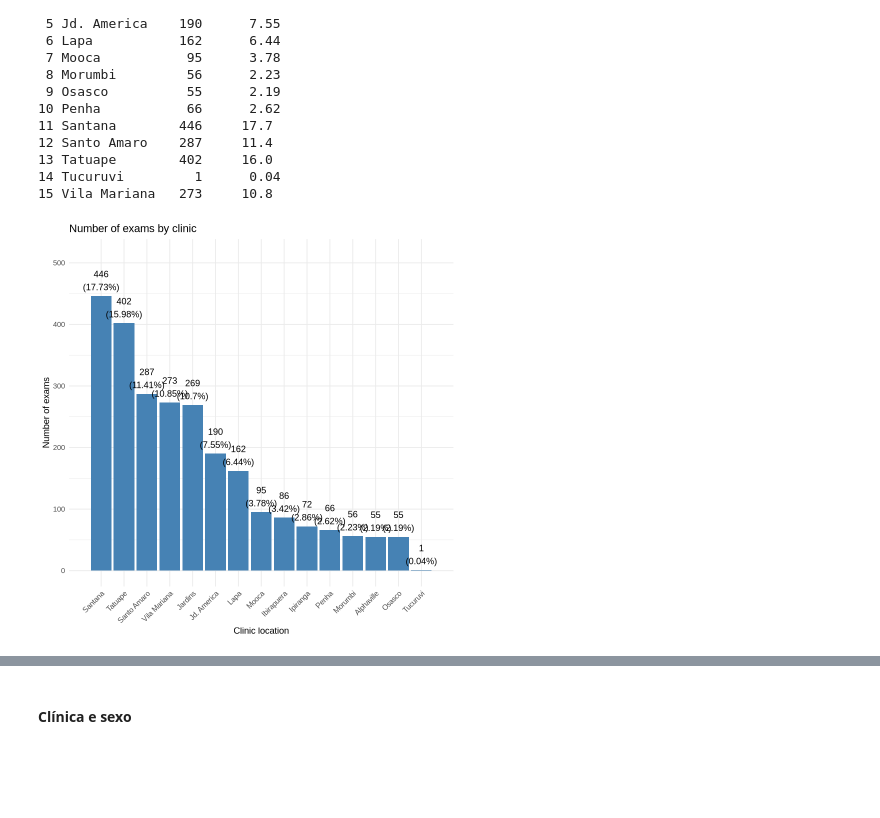
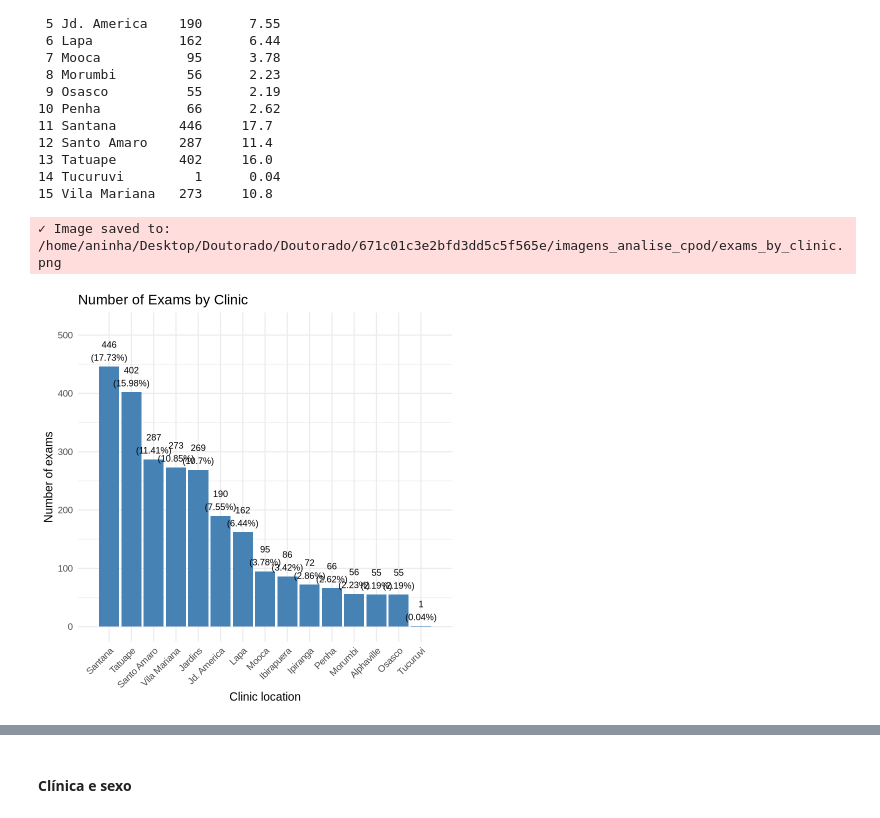
Before and after one commit to Cicconella/Doutorado, a Jupyter notebook: analise_cpod.ipynb, the cells around one changed output, grey strips where cells are left out. Saved outputs shown, nothing was run; the diff lists cells and outputs as text; code cells hidden in the pictures; blank space fills up the shorter version.

Commit message:
notebook da analise do CPOD

```diff
--- a/analise_cpod.ipynb
+++ b/analise_cpod.ipynb
@@ -589,0 +1000,2 @@ ggplot(predicao, aes(x = idade)) +
+# %%
+pasta_imagens = "/home/aninha/Desktop/Doutorado/Doutorado/671c01c3e2bfd3dd5c5f565e/imagens_analise_cpod"
@@ -640,23 +1297,39 @@ print(resumo_origem)
 14 Tucuruvi         1      0.04
 15 Vila Mariana   273     10.8
 # %%
-ggplot(resumo_origem, aes(x = reorder(origem, -n), y = n)) +
+# Criar o gráfico
+p_origem <- ggplot(resumo_origem, aes(x = reorder(origem, -n), y = n)) +
   geom_col(fill = "steelblue") +
   geom_text(
     aes(label = paste0(n, "\n(", proporcao, "%)")),
     vjust = -0.3,
     size = 3.8
   ) +
-  expand_limits(y = max(resumo_origem$n) * 1.15) +  # espaço no topo
-  scale_x_discrete(expand = expansion(mult = c(0.1, 0.1))) +  # espaçamento lateral entre barras
+  expand_limits(y = max(resumo_origem$n) * 1.15) +
+  scale_x_discrete(expand = expansion(mult = c(0.1, 0.1))) +
   labs(
-    title = "Number of exams by clinic",
+    title = "Number of Exams by Clinic",
     x = "Clinic location",
     y = "Number of exams"
   ) +
-  theme_minimal() +
+  theme_minimal(base_size = 14) +
   theme(
     axis.text.x = element_text(angle = 45, hjust = 1)
   )
+
+# Exibir o gráfico
+print(p_origem)
+
+# Salvar no diretório especificado
+ggsave(
+  filename = file.path(pasta_imagens, "exams_by_clinic.png"),
+  plot = p_origem,
+  width = 7,
+  height = 4.5,
+  dpi = 300
+)
+
+message("✓ Image saved to: ", file.path(pasta_imagens, "exams_by_clinic.png"))
 # %% [output]
+✓ Image saved to: /home/aninha/Desktop/Doutorado/Doutorado/671c01c3e2bfd3dd5c5f565e/imagens_analise_cpod/exams_by_clinic.png
-[figure, old version]
+[figure, new version]
```
Also changed, not shown: parts of 124 cells of this notebook.
